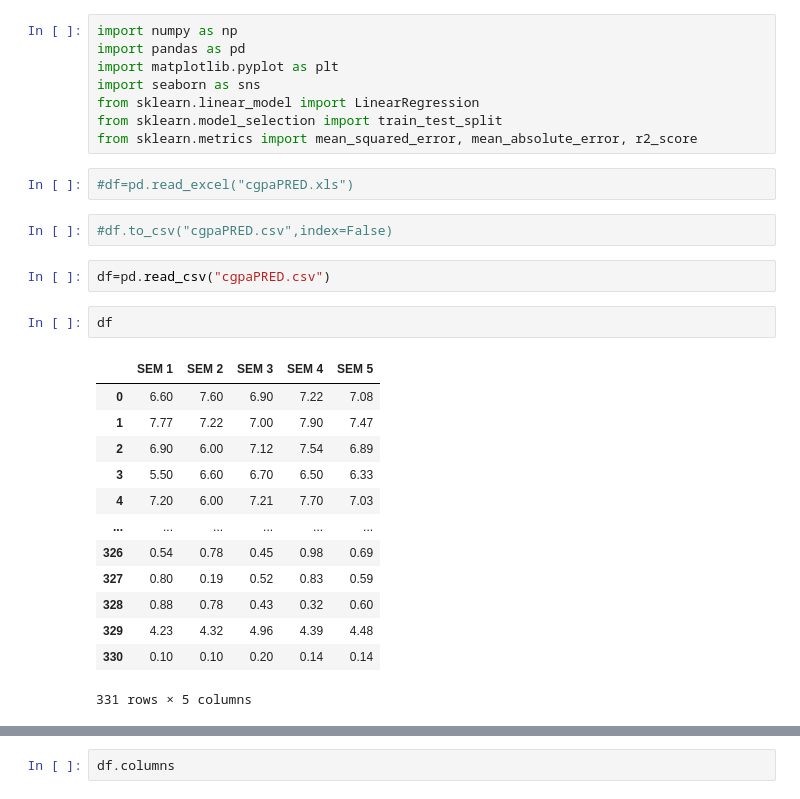
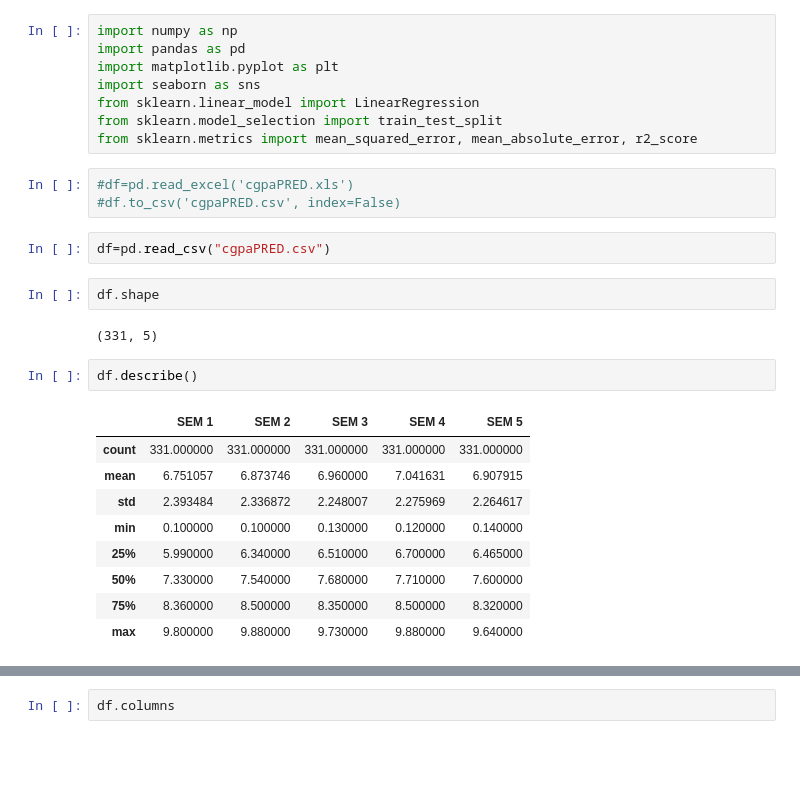
Before and after one commit to 24cseaiml033adityapanda-rgb/AML-LAB, a Jupyter notebook: Student Grade Prediction System/studentGradePrediction.ipynb, the cells around one changed output, grey strips where cells are left out. Drawn from its saved outputs; the diff is of its cells as text; blank space fills up the shorter version.

```diff
--- a/Student Grade Prediction System/studentGradePrediction.ipynb
+++ b/Student Grade Prediction System/studentGradePrediction.ipynb
@@ -6,25 +6,24 @@ import seaborn as sns
 from sklearn.linear_model import LinearRegression
 from sklearn.model_selection import train_test_split
 from sklearn.metrics import mean_squared_error, mean_absolute_error, r2_score
-# %%
-#df=pd.read_excel("cgpaPRED.xls")
-# %%
-#df.to_csv("cgpaPRED.csv",index=False)
+# %%
+#df=pd.read_excel('cgpaPRED.xls')
+#df.to_csv('cgpaPRED.csv', index=False)
 # %%
 df=pd.read_csv("cgpaPRED.csv")
 # %%
-df
+df.shape
 # %% [output]
-|  | SEM 1 | SEM 2 | SEM 3 | SEM 4 | SEM 5 |
-| 0 | 6.60 | 7.60 | 6.90 | 7.22 | 7.08 |
-| 1 | 7.77 | 7.22 | 7.00 | 7.90 | 7.47 |
-| 2 | 6.90 | 6.00 | 7.12 | 7.54 | 6.89 |
-| 3 | 5.50 | 6.60 | 6.70 | 6.50 | 6.33 |
-| 4 | 7.20 | 6.00 | 7.21 | 7.70 | 7.03 |
-| ... | ... | ... | ... | ... | ... |
-| 326 | 0.54 | 0.78 | 0.45 | 0.98 | 0.69 |
-| 327 | 0.80 | 0.19 | 0.52 | 0.83 | 0.59 |
-| 328 | 0.88 | 0.78 | 0.43 | 0.32 | 0.60 |
-| 329 | 4.23 | 4.32 | 4.96 | 4.39 | 4.48 |
-| 330 | 0.10 | 0.10 | 0.20 | 0.14 | 0.14 |
-331 rows × 5 columns
+(331, 5)
+# %%
+df.describe()
+# %% [output]
+|  | SEM 1 | SEM 2 | SEM 3 | SEM 4 | SEM 5 |
+| count | 331.000000 | 331.000000 | 331.000000 | 331.000000 | 331.000000 |
+| mean | 6.751057 | 6.873746 | 6.960000 | 7.041631 | 6.907915 |
+| std | 2.393484 | 2.336872 | 2.248007 | 2.275969 | 2.264617 |
+| min | 0.100000 | 0.100000 | 0.130000 | 0.120000 | 0.140000 |
+| 25% | 5.990000 | 6.340000 | 6.510000 | 6.700000 | 6.465000 |
+| 50% | 7.330000 | 7.540000 | 7.680000 | 7.710000 | 7.600000 |
+| 75% | 8.360000 | 8.500000 | 8.350000 | 8.500000 | 8.320000 |
+| max | 9.800000 | 9.880000 | 9.730000 | 9.880000 | 9.640000 |
```
Also changed, not shown: parts of 18 cells of this notebook.
